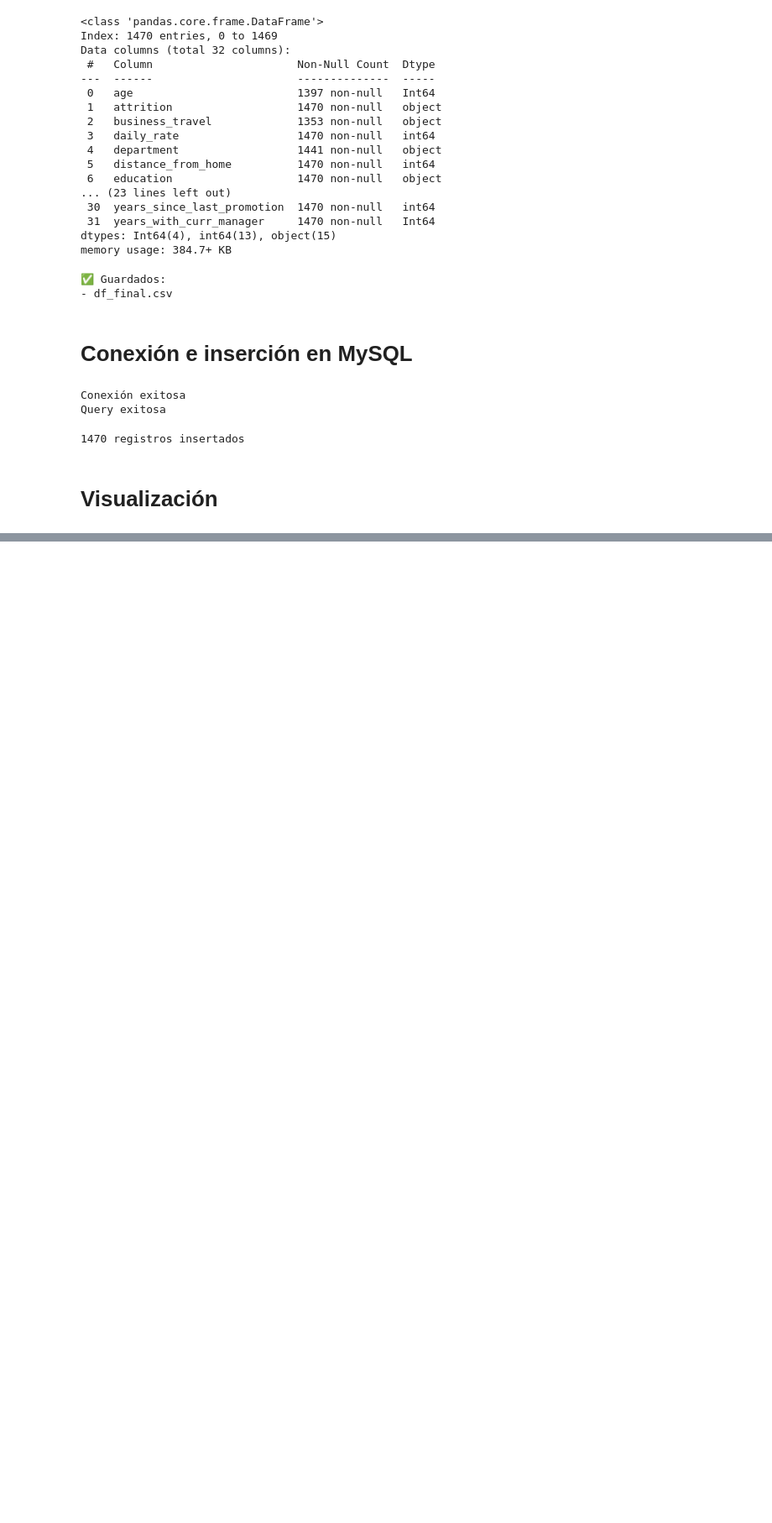
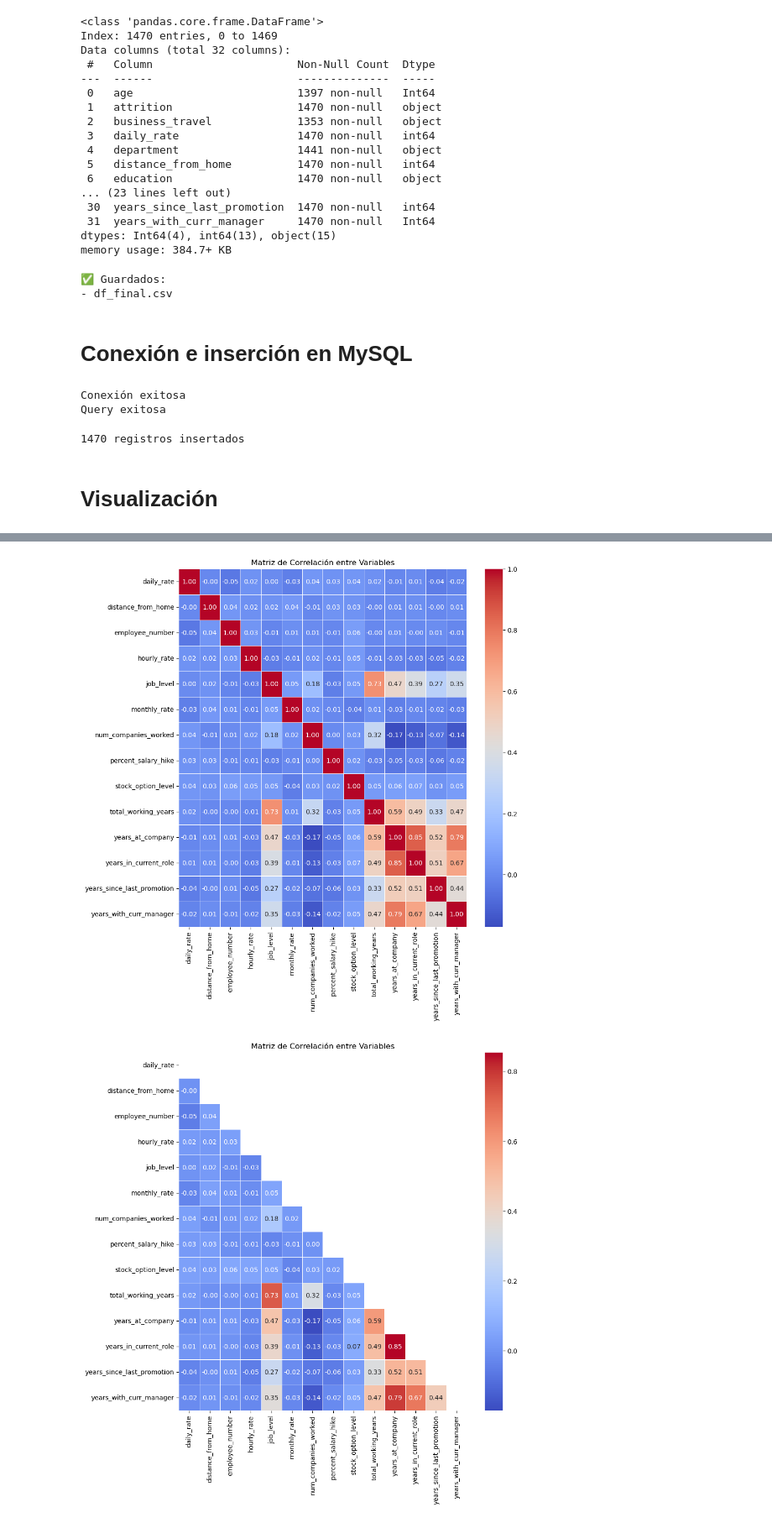
Before and after one commit to PatriciaAnaya/project-da-promo-59-modulo-3-team-3, a Jupyter notebook: optimizacion-de-talento.ipynb, the cells around one changed output, grey strips where cells are left out. Shown at 84% size. Cells and saved outputs as stored; diff of their text form; code cells hidden in the pictures; blank space fills up the shorter version.

Commit message:
inicio visualizaciones

```diff
--- a/optimizacion-de-talento.ipynb
+++ b/optimizacion-de-talento.ipynb
@@ -226,6 +226,10 @@ def estandarizar_todo(df):
 
 # Aplicar al DF
 df_hr = estandarizar_todo(df_hr)
+# %%
+# Localizamos errata en la columna de Marital Status, y se corrige usando .loc
+
+df_hr.loc[df_hr['marital_status'] == 'Marreid', 'marital_status'] = 'Married'
 # %% [markdown]
 ## Nulos
 # %%
@@ -550,0 +575,30 @@ except Error as e:
+# %%
+correlation_matrix = df_final.select_dtypes(include="number").corr(method="spearman")
+
+# Visualiza la matriz de correlación utilizando seaborn
+plt.figure(figsize=(10,10))
+
+sns.heatmap(correlation_matrix, annot=True, cmap='coolwarm', fmt='.2f', linewidths=.5)
+
+# Añade título
+plt.title('Matriz de Correlación entre Variables')
+
+# Muestra el gráfico
+
+plt.show()
+
+
+
+mask = np.triu(np.ones_like(correlation_matrix, dtype=bool))
+# Crear una máscara para mostrar sólo la parte superior de la matriz
+#mask = np.tril(np.ones_like(corr, dtype=bool))
+plt.figure(figsize=(10,10))
+sns.heatmap(correlation_matrix, annot=True, mask = mask, cmap='coolwarm', fmt='.2f', linewidths=.5)
+# Añade título
+plt.title('Matriz de Correlación entre Variables')
+# Muestra el gráfico
+
+plt.show()
+# %% [output]
+[figure, added]
+[figure, added]
```
Also changed, not shown: parts of 7 cells of this notebook, 1 other file.
